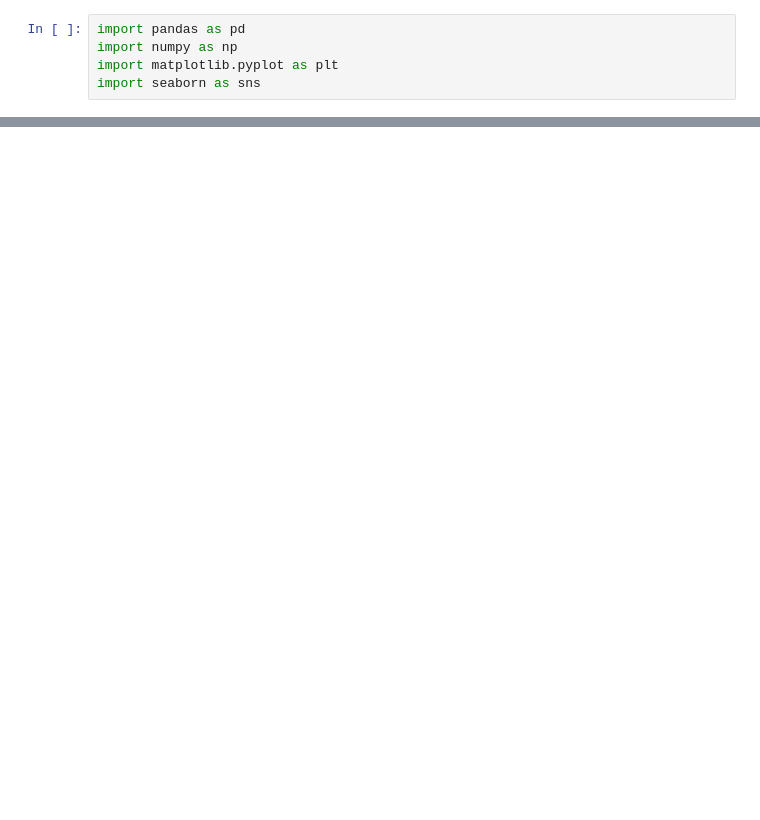
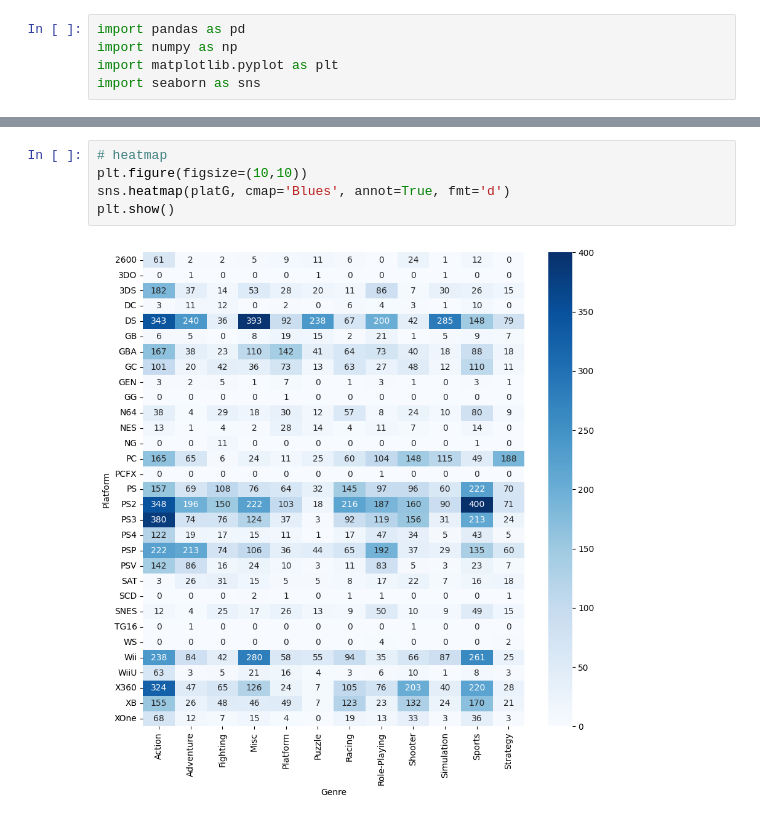
Before and after one commit to phillychi3/yuntech_HW, a Jupyter notebook: python 資料科學/期中報告/eda.ipynb, the cells around one changed output, grey strips where cells are left out. Saved outputs shown, nothing was run; the diff lists cells and outputs as text; blank space fills up the shorter version.

```diff
--- a/python 資料科學/期中報告/eda.ipynb
+++ b/python 資料科學/期中報告/eda.ipynb
@@ -54,0 +63,7 @@ plt.bar(df['Platform'].value_counts().index[:10], df['Platform'].value_counts().
+# %%
+# heatmap
+plt.figure(figsize=(10,10))
+sns.heatmap(platG, cmap='Blues', annot=True, fmt='d')
+plt.show()
+# %% [output]
+[figure, added]
```
Also changed, not shown: parts of 3 cells of this notebook, 1 other file.
